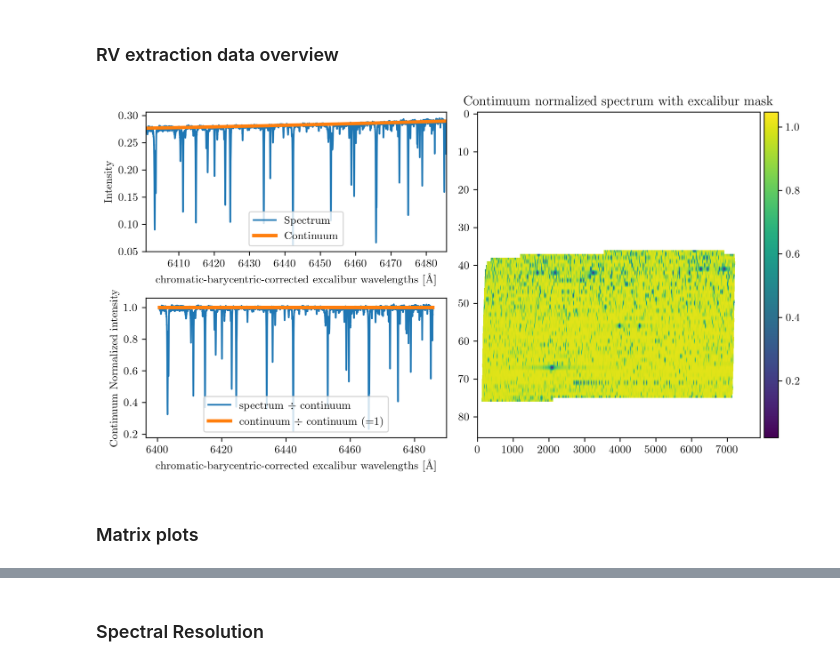
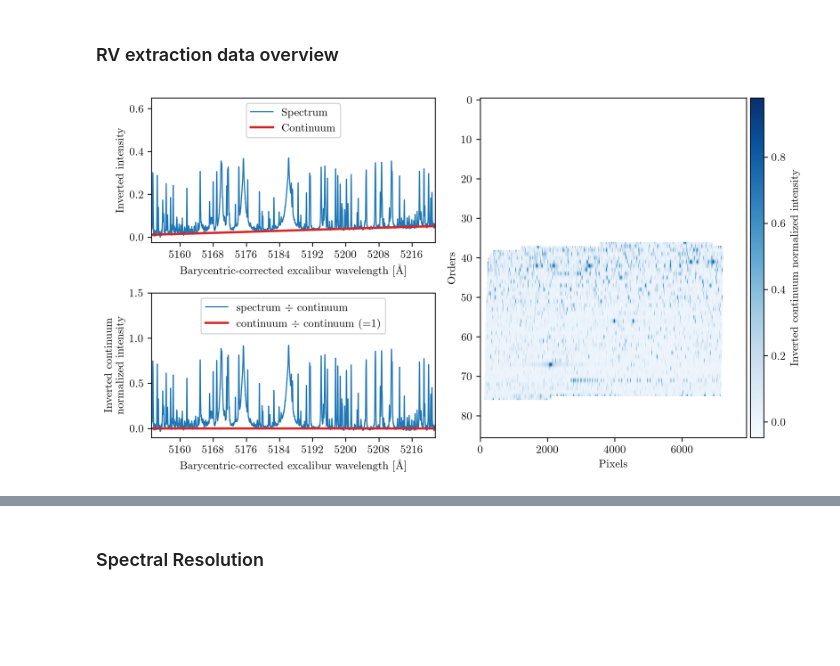
Before and after one commit to Harteg/bachelor-project, a Jupyter notebook: rv_plots.ipynb, the cells around one changed output, grey strips where cells are left out. Saved outputs shown, nothing was run; the diff lists cells and outputs as text; code cells hidden in the pictures; blank space fills up the shorter version.

```diff
--- a/rv_plots.ipynb
+++ b/rv_plots.ipynb
@@ -6,25 +6,12 @@ import importlib
 importlib.reload(radial_velocity_functions)
 from radial_velocity_functions import *
 # %%
-# plt styles
-matplotlib.rcParams["text.usetex"] = True
-matplotlib.rcParams["font.family"] = "serif"
-matplotlib.rcParams["font.size"] = 10
-matplotlib.rcParams['figure.dpi'] = 100
-
 import numpy as np
 import matplotlib.pyplot as plt
-from astropy.io import fits
-import tqdm as tqdm
-from tqdm import tqdm
 import pandas as pd
-from datetime import datetime
-from scipy.interpolate import interp1d
 
 # plt styles
 matplotlib.rcParams["text.usetex"] = True
 matplotlib.rcParams["font.family"] = "serif"
 matplotlib.rcParams["font.size"] = 10
 matplotlib.rcParams['figure.dpi'] = 300
-
-from os import walk
@@ -268,50 +345,64 @@ fig.tight_layout()
 # %%
 filenames = get_all_spectra_filenames(SPECTRA_PATH_34411)
 SPECTRA_DATA = load_spectra_fits(filenames[0])
 
-orders_pix = np.array([ SPECTRA_DATA['spectrum'][o]/SPECTRA_DATA['continuum'][o] for o in np.arange(len(SPECTRA_DATA['spectrum']))]) # create 2d array
+orders_pix = np.array([ 1 - SPECTRA_DATA['spectrum'][o]/SPECTRA_DATA['continuum'][o] for o in np.arange(len(SPECTRA_DATA['spectrum']))]) # create 2d array
 
 fig = plt.figure(figsize=(9,5))
 gs = fig.add_gridspec(2, 2)
 ax1 = fig.add_subplot(gs[0, 0])
 ax2 = fig.add_subplot(gs[1, 0])
 ax3 = fig.add_subplot(gs[:, 1])
 
+order = 42
 
-order = 65
+# Plot 1
 y, y_err, x = get_spec_wavel(SPECTRA_DATA, order, continuum_normalized=False)
-ax1.plot(x, y, label="Spectrum")
+ax1.plot(x, max(y) - y, label="Spectrum", color=my_colors_blue, lw=1)
 
 # Plot continuum
 excalibur_mask  = SPECTRA_DATA['EXCALIBUR_MASK'][order]
 cont = SPECTRA_DATA['continuum'][order][excalibur_mask]
-ax1.plot(x, cont, linewidth=3, label="Continuum")
-ax1.set_xlim(min(x), max(x))
+ax1.plot(x, max(y) - cont, linewidth=2, label="Continuum", color=my_colors_red)
+center = np.mean([min(x), max(x)]) + 20
 
+# Limits and axis
+xlim_min, xlim_max = center - 10, center + 10
+xlim_min, xlim_max = min(x), max(x)
+ax1.set_xlim(xlim_min, xlim_max)
+ax1.set_ylim(-0.025, 0.65)
+ax1.xaxis.set_major_locator(matplotlib.ticker.MaxNLocator(integer=True))
+
+# labels
+ax1.set_xlabel("Barycentric-corrected excalibur wavelength [Å]")
+ax1.set_ylabel("Inverted intensity")
+ax1.legend(loc = "upper center")
+
+# Plot 2:
 y, y_err, x = get_spec_wavel(SPECTRA_DATA, order, continuum_normalized=True)
-ax2.plot(x, y, label=r"spectrum $\div$ continuum")
-ax2.plot(x, cont/cont, linewidth=3, label=r"continuum $\div$ continuum (=1)")
+ax2.plot(x, 1 - y, label=r"spectrum $\div$ continuum", color=my_colors_blue, lw=1)
+ax2.plot(x, 1 - cont/cont, linewidth=2, label=r"continuum $\div$ continuum (=1)", color=my_colors_red)
+ax2.set_xlim(xlim_min, xlim_max)
+ax2.set_ylim(-0.1, 1.5)
+ax2.xaxis.set_major_locator(matplotlib.ticker.MaxNLocator(integer=True))
 
-ax1.set_xlabel("chromatic-barycentric-corrected excalibur wavelengths [Å]")
-ax1.set_ylabel("Intensity")
-ax1.legend(loc = "lower center")
-
-ax2.set_xlabel("chromatic-barycentric-corrected excalibur wavelengths [Å]")
-ax2.set_ylabel("Continuum Normalized intensity")
-ax2.legend(loc = "lower center")
+ax2.set_xlabel("Barycentric-corrected excalibur wavelength [Å]")
+ax2.set_ylabel("Inverted continuum\nnormalized intensity")
+ax2.legend(loc = "upper center")
 
 # Plot masked filter
 excalibur_mask  = SPECTRA_DATA['EXCALIBUR_MASK']
 orders_pix[excalibur_mask == False] = np.nan
-cs = ax3.imshow(orders_pix, aspect="auto")
+cs = ax3.imshow(orders_pix, aspect="auto", cmap=plt.get_cmap("Blues"))
 cax = make_axes_locatable(ax3).append_axes('right', size='5%', pad=0.05) # to make color bar same height at plot, needed when making several subplots with each colorbar
 cbar = fig.colorbar(cs, ax=ax3, cax=cax)
-ax3.set_title("Contimuum normalized spectrum with excalibur mask")
+cbar.set_label("Inverted continuum normalized intensity")
+# ax3.set_title("Inverted contimuum normalized\nspectrum with excalibur mask")
+ax3.set_xlabel("Pixels")
+ax3.set_ylabel("Orders")
 
 fig.tight_layout()
 
-# fig.savefig("rv_data_overview.pdf", bbox_inches="tight", dpi=300)
+# fig.savefig("latex/figures/rv_data_overview.pdf", bbox_inches="tight", dpi=300)
 # %% [output]
-[figure, old version]
+[figure, new version]
-# %% [markdown]
-### Matrix plots
```
Also changed, not shown: parts of 49 cells of this notebook, 54 other files.
